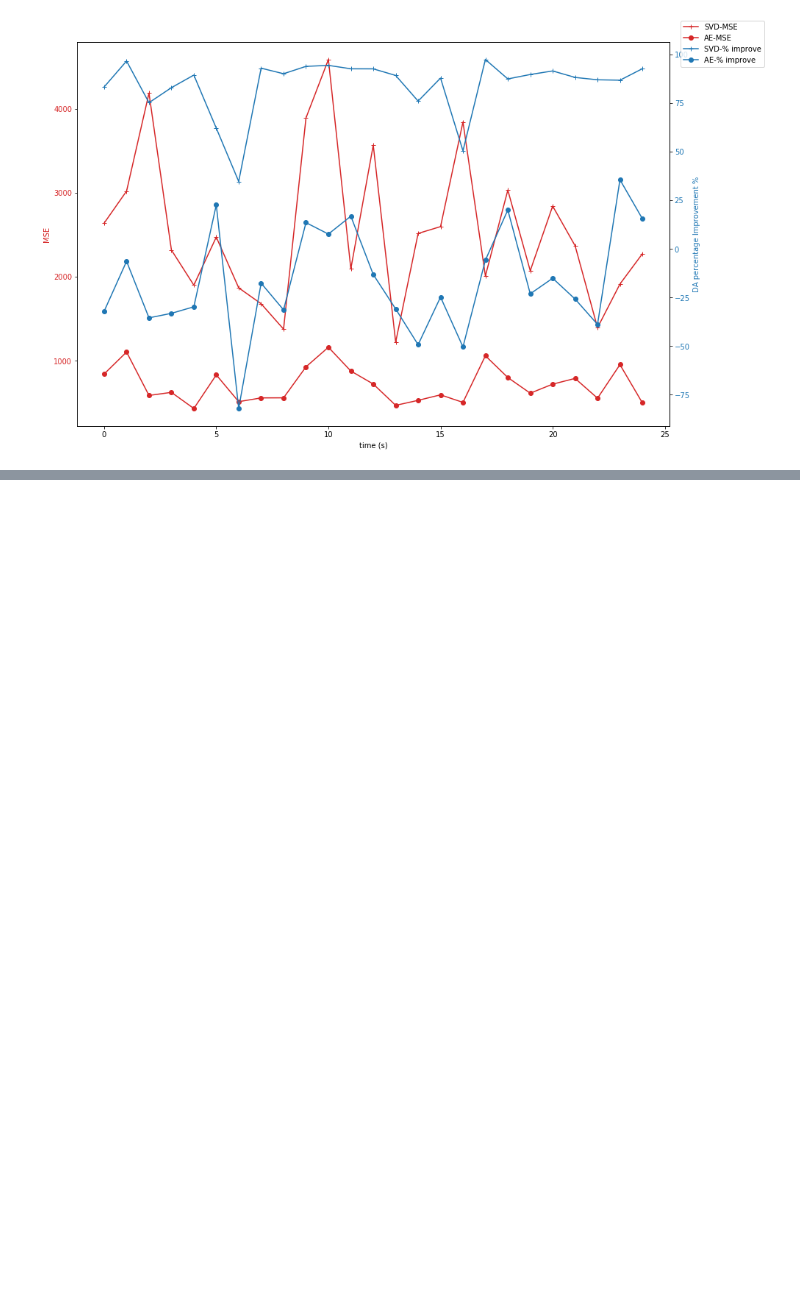
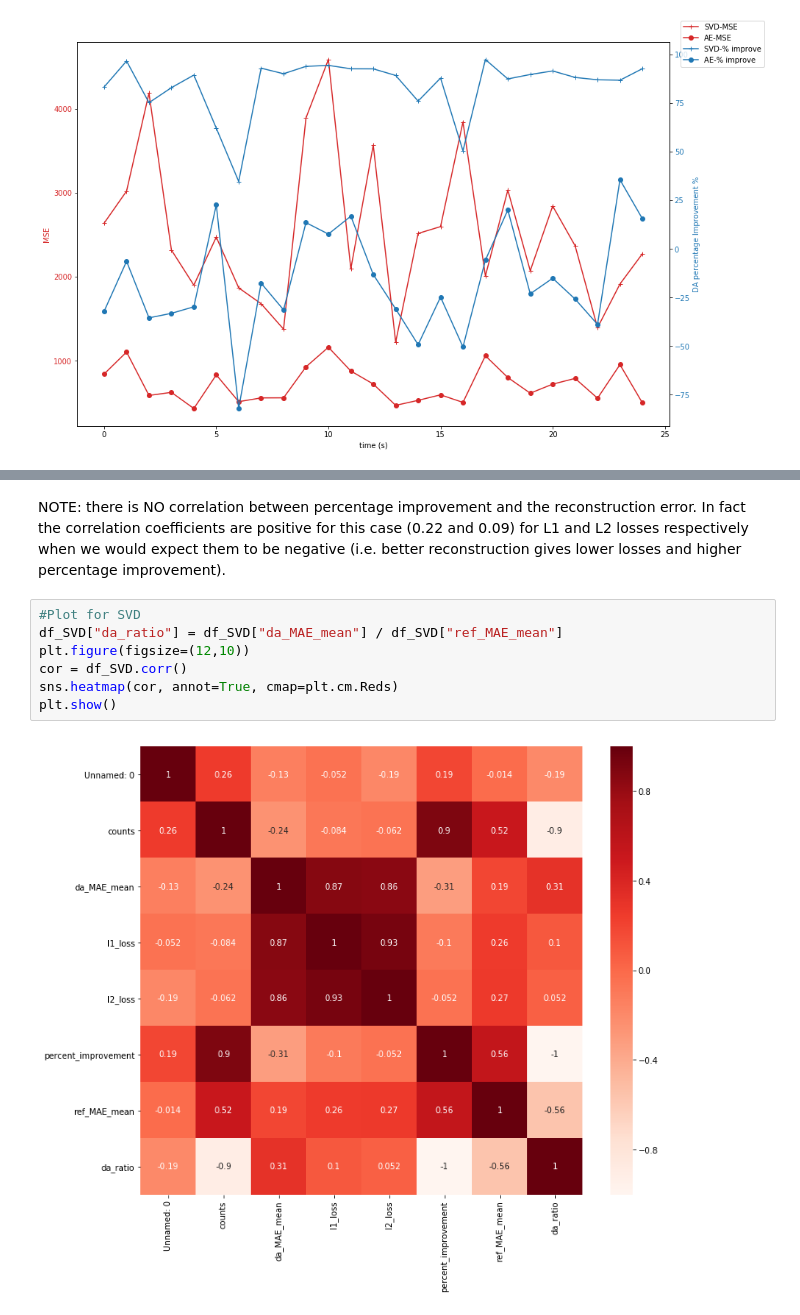
Before and after one commit to julianmack/Data_Assimilation, a Jupyter notebook: notebooks/plot_w_time.ipynb, the cells around one changed output, grey strips where cells are left out. Drawn from its saved outputs; the diff is of its cells as text; blank space fills up the shorter version.

```diff
--- a/notebooks/plot_w_time.ipynb
+++ b/notebooks/plot_w_time.ipynb
@@ -62,0 +134,11 @@ plt.show()
+# %% [markdown]
+NOTE: there is NO correlation between percentage improvement and the reconstruction error. In fact the correlation coefficients are positive for this case (0.22 and 0.09) for L1 and L2 losses respectively when we would expect them to be negative (i.e. better reconstruction gives lower losses and higher percentage improvement).
+# %%
+#Plot for SVD
+df_SVD["da_ratio"] = df_SVD["da_MAE_mean"] / df_SVD["ref_MAE_mean"]
+plt.figure(figsize=(12,10))
+cor = df_SVD.corr()
+sns.heatmap(cor, annot=True, cmap=plt.cm.Reds)
+plt.show()
+# %% [output]
+[figure, added]
```
Also changed, not shown: parts of 4 cells of this notebook, 1 other file.
